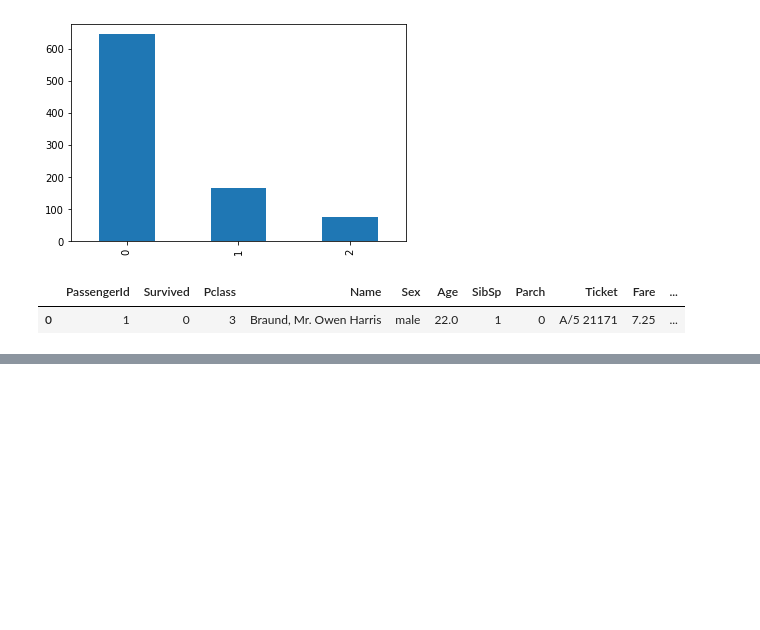
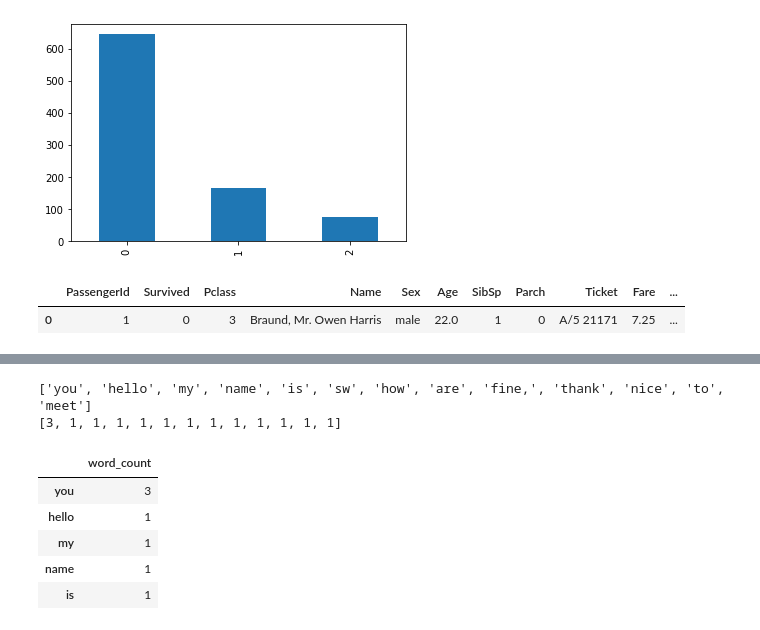
Before and after one commit to swgu931/temp, a Jupyter notebook: DE_course_1.ipynb, the cells around one changed output, grey strips where cells are left out. Cells and saved outputs as stored; diff of their text form; code cells hidden in the pictures; blank space fills up the shorter version.

```diff
--- a/DE_course_1.ipynb
+++ b/DE_course_1.ipynb
@@ -528,0 +659,16 @@ data.head()
+# %%
+print(words_list)
+print(counts_list)
+# %% [output]
+['you', 'hello', 'my', 'name', 'is', 'sw', 'how', 'are', 'fine,', 'thank', 'nice', 'to', 'meet']
+[3, 1, 1, 1, 1, 1, 1, 1, 1, 1, 1, 1, 1]
+# %%
+words = pd.DataFrame(counts_list, index = words_list, columns = ['word_count'])
+words.head()
+# %% [output]
+|  | word_count |
+| you | 3 |
+| hello | 1 |
+| my | 1 |
+| name | 1 |
+| is | 1 |
```
Also changed, not shown: parts of 23 cells of this notebook.
